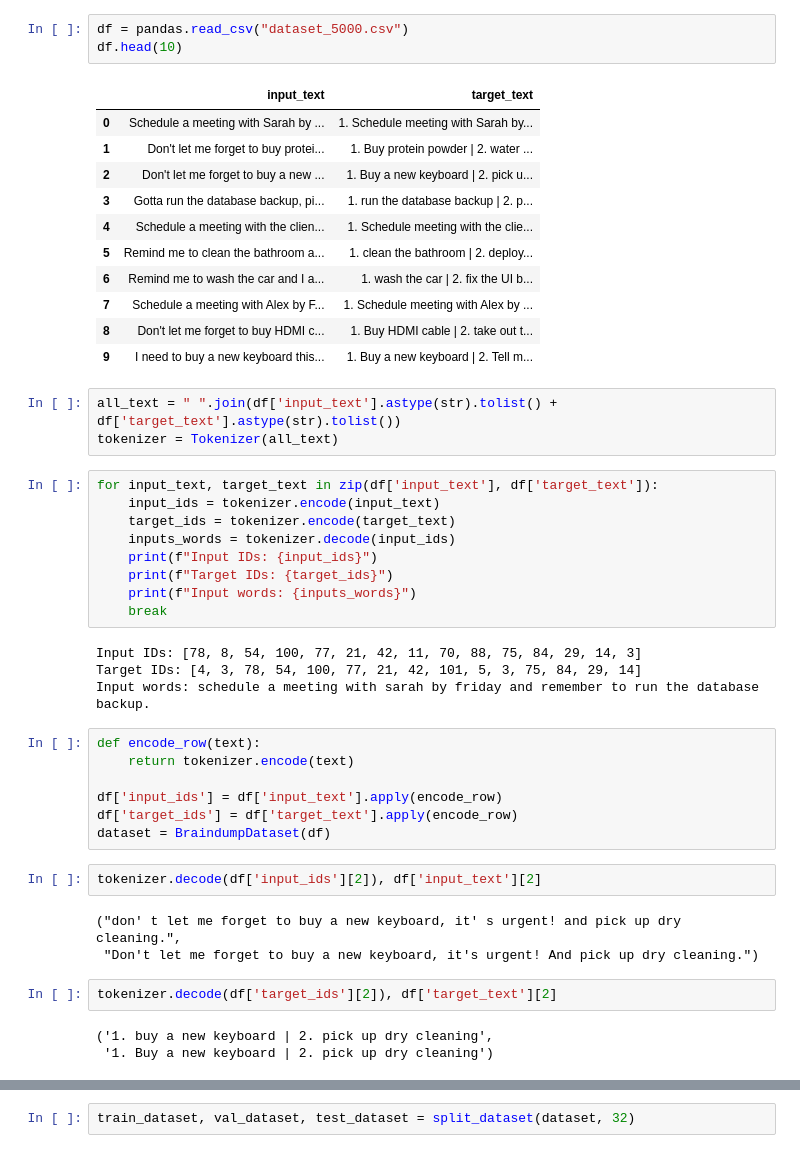
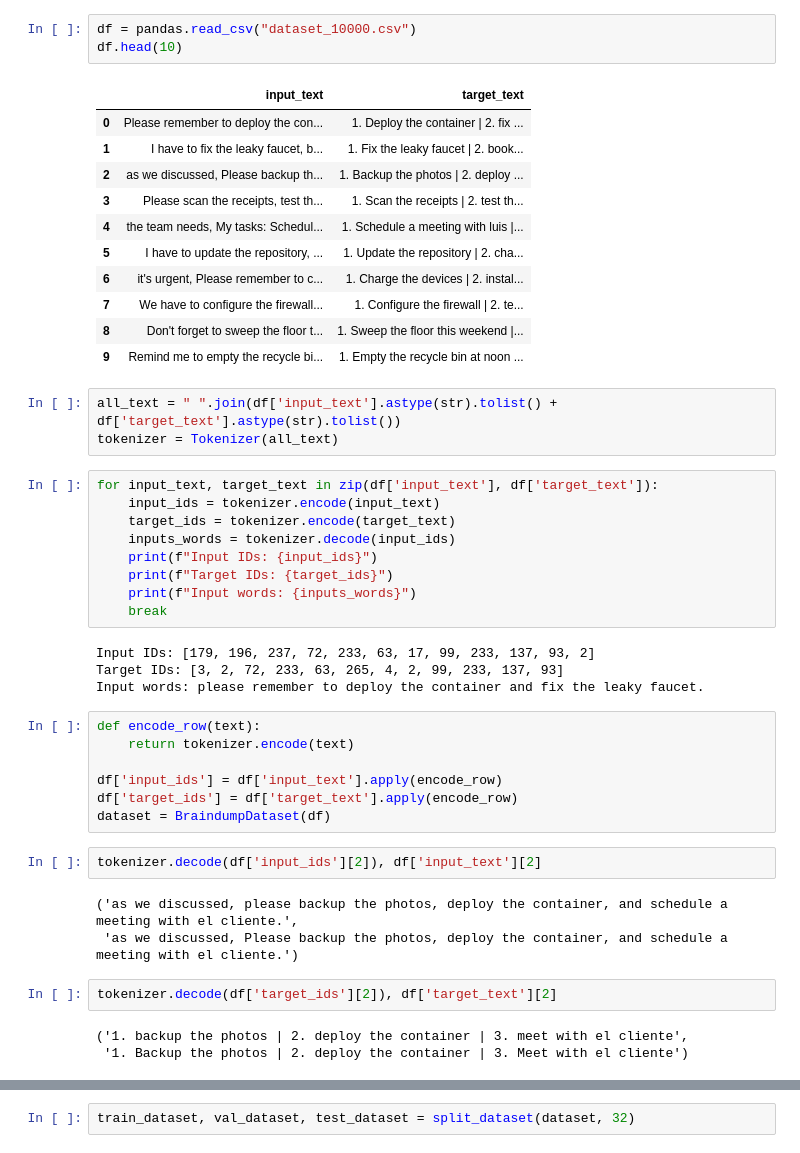
Before and after one commit to Fasmanuel2002/Machine_Learning, a Jupyter notebook: Pytorch/Seq2Seq/02_seq2seq_bahdanau_attention.ipynb.ipynb, the cells around one changed output, grey strips where cells are left out. Cells and saved outputs as stored; diff of their text form.

```diff
--- a/Pytorch/Seq2Seq/02_seq2seq_bahdanau_attention.ipynb.ipynb
+++ b/Pytorch/Seq2Seq/02_seq2seq_bahdanau_attention.ipynb.ipynb
@@ -8,18 +11,18 @@ import torch
 # %%
-df = pandas.read_csv("dataset_5000.csv")
+df = pandas.read_csv("dataset_10000.csv")
 df.head(10)
 # %% [output]
 |  | input_text | target_text |
-| 0 | Schedule a meeting with Sarah by ... | 1. Schedule meeting with Sarah by... |
-| 1 | Don't let me forget to buy protei... | 1. Buy protein powder | 2. water ... |
-| 2 | Don't let me forget to buy a new ... | 1. Buy a new keyboard | 2. pick u... |
-| 3 | Gotta run the database backup, pi... | 1. run the database backup | 2. p... |
-| 4 | Schedule a meeting with the clien... | 1. Schedule meeting with the clie... |
-| 5 | Remind me to clean the bathroom a... | 1. clean the bathroom | 2. deploy... |
-| 6 | Remind me to wash the car and I a... | 1. wash the car | 2. fix the UI b... |
-| 7 | Schedule a meeting with Alex by F... | 1. Schedule meeting with Alex by ... |
-| 8 | Don't let me forget to buy HDMI c... | 1. Buy HDMI cable | 2. take out t... |
-| 9 | I need to buy a new keyboard this... | 1. Buy a new keyboard | 2. Tell m... |
+| 0 | Please remember to deploy the con... | 1. Deploy the container | 2. fix ... |
+| 1 | I have to fix the leaky faucet, b... | 1. Fix the leaky faucet | 2. book... |
+| 2 | as we discussed, Please backup th... | 1. Backup the photos | 2. deploy ... |
+| 3 | Please scan the receipts, test th... | 1. Scan the receipts | 2. test th... |
+| 4 | the team needs, My tasks: Schedul... | 1. Schedule a meeting with luis |... |
+| 5 | I have to update the repository, ... | 1. Update the repository | 2. cha... |
+| 6 | it's urgent, Please remember to c... | 1. Charge the devices | 2. instal... |
+| 7 | We have to configure the firewall... | 1. Configure the firewall | 2. te... |
+| 8 | Don't forget to sweep the floor t... | 1. Sweep the floor this weekend |... |
+| 9 | Remind me to empty the recycle bi... | 1. Empty the recycle bin at noon ... |
 # %%
 all_text = " ".join(df['input_text'].astype(str).tolist() + df['target_text'].astype(str).tolist())
 tokenizer = Tokenizer(all_text)
@@ -33,9 +36,9 @@ for input_text, target_text in zip(df['input_text'], df['target_text']):
     print(f"Input words: {inputs_words}")
     break
 # %% [output]
-Input IDs: [78, 8, 54, 100, 77, 21, 42, 11, 70, 88, 75, 84, 29, 14, 3]
-Target IDs: [4, 3, 78, 54, 100, 77, 21, 42, 101, 5, 3, 75, 84, 29, 14]
-Input words: schedule a meeting with sarah by friday and remember to run the database backup.
+Input IDs: [179, 196, 237, 72, 233, 63, 17, 99, 233, 137, 93, 2]
+Target IDs: [3, 2, 72, 233, 63, 265, 4, 2, 99, 233, 137, 93]
+Input words: please remember to deploy the container and fix the leaky faucet.
 # %%
 def encode_row(text):
     return tokenizer.encode(text)
@@ -46,13 +49,13 @@ dataset = BraindumpDataset(df)
 # %%
 tokenizer.decode(df['input_ids'][2]), df['input_text'][2]
 # %% [output]
-("don' t let me forget to buy a new keyboard, it' s urgent! and pick up dry cleaning.",
- "Don't let me forget to buy a new keyboard, it's urgent! And pick up dry cleaning.")
+('as we discussed, please backup the photos, deploy the container, and schedule a meeting with el cliente.',
+ 'as we discussed, Please backup the photos, deploy the container, and schedule a meeting with el cliente.')
 # %%
 tokenizer.decode(df['target_ids'][2]), df['target_text'][2]
 # %% [output]
-('1. buy a new keyboard | 2. pick up dry cleaning',
- '1. Buy a new keyboard | 2. pick up dry cleaning')
+('1. backup the photos | 2. deploy the container | 3. meet with el cliente',
+ '1. Backup the photos | 2. deploy the container | 3. Meet with el cliente')
 # %%
 #Need to Add Padding becuase there is a difference in Sequence Lenght input vs label
 print(len(dataset[1][0]), len(dataset[1][1]))
```
Also changed, not shown: parts of 12 cells of this notebook.
